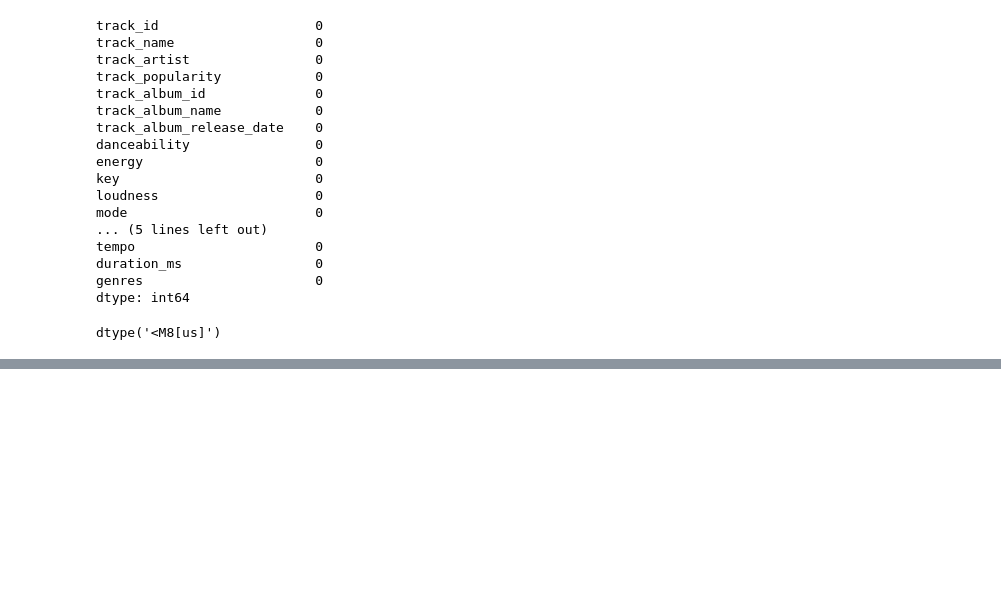
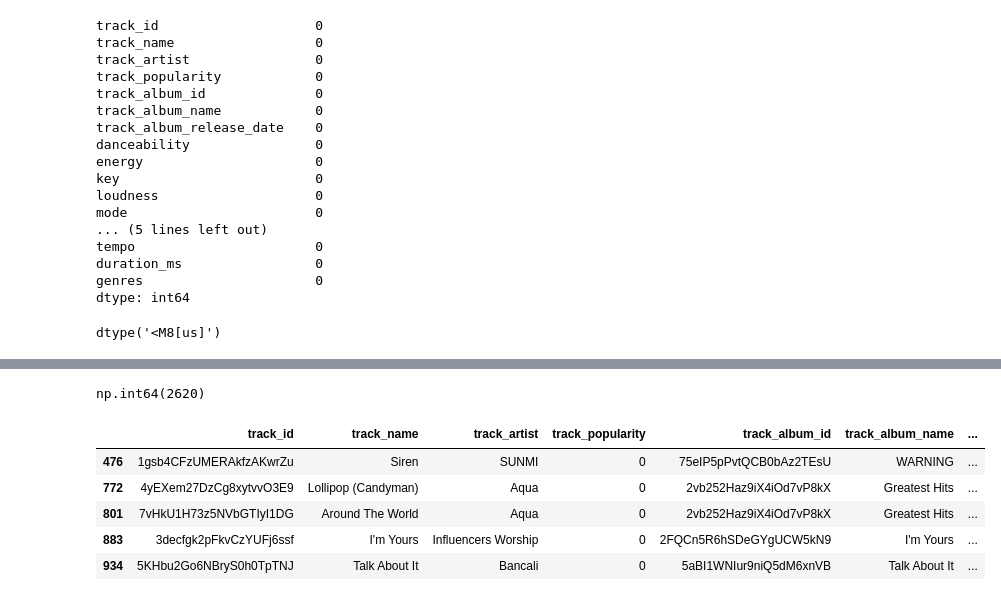
Before and after one commit to dylankiwanuka/Notebook-Analysis-Project, a Jupyter notebook: spotifyDatasetWorkbook.ipynb, the cells around one changed output, grey strips where cells are left out. Saved outputs shown, nothing was run; the diff lists cells and outputs as text; code cells hidden in the pictures; blank space fills up the shorter version.

```diff
--- a/spotifyDatasetWorkbook.ipynb
+++ b/spotifyDatasetWorkbook.ipynb
@@ -262,0 +276,15 @@ dtype('<M8[us]')
+# %%
+(spotify_clean["track_popularity"] == 0).sum()
+# %% [output]
+np.int64(2620)
+# %%
+#Checking to see if tracks with 0 popularity actually have real values for audio features etc
+zeros = spotify_clean[spotify_clean["track_popularity"] == 0]
+zeros.head()
+# %% [output]
+|  | track_id | track_name | track_artist | track_popularity | track_album_id | track_album_name | ... |
+| 476 | 1gsb4CFzUMERAkfzAKwrZu | Siren | SUNMI | 0 | 75eIP5pPvtQCB0bAz2TEsU | WARNING | ... |
+| 772 | 4yEXem27DzCg8xytvvO3E9 | Lollipop (Candyman) | Aqua | 0 | 2vb252Haz9iX4iOd7vP8kX | Greatest Hits | ... |
+| 801 | 7vHkU1H73z5NVbGTIyI1DG | Around The World | Aqua | 0 | 2vb252Haz9iX4iOd7vP8kX | Greatest Hits | ... |
+| 883 | 3decfgk2pFkvCzYUFj6ssf | I'm Yours | Influencers Worship | 0 | 2FQCn5R6hSDeGYgUCW5kN9 | I'm Yours | ... |
+| 934 | 5KHbu2Go6NBryS0h0TpTNJ | Talk About It | Bancali | 0 | 5aBI1WNIur9niQ5dM6xnVB | Talk About It | ... |
```
Also changed, not shown: parts of 15 cells of this notebook.
